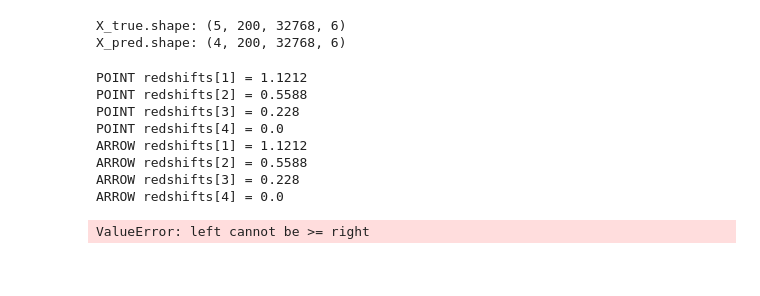
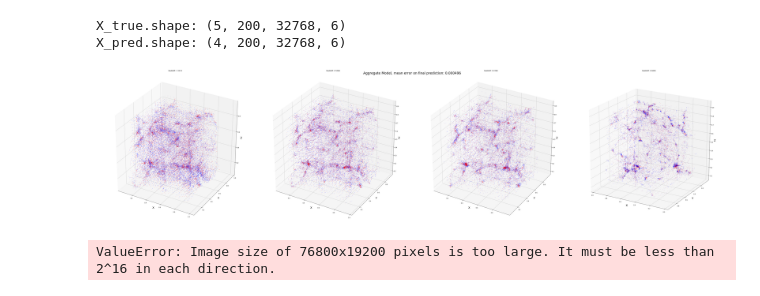
Before and after one commit to evdcush/N-Body_PointCloudEvolution, a Jupyter notebook: visualize.ipynb, the cells around one changed output. Saved outputs shown, nothing was run; the diff lists cells and outputs as text; code cells hidden in the pictures; blank space fills up the shorter version.

Commit message:
work in visualization

```diff
--- a/visualize.ipynb
+++ b/visualize.ipynb
@@ -214,8 +214,8 @@ plot point cloud
 from IPython import display
 #fsize = (16,16)
 k = 14
-#fsize = (k*4,k)
-fsize = (k*4,k*2)
+fsize = (k*4,k)
+#fsize = (k*4,k*2)
 particle_size = (.8,.8)
 truth_color = 'red'
 pred_color = 'blue'
@@ -228,51 +228,44 @@ sample_idx = 185
 plt.close('all')
 #fig = plot_3D_pointcloud(xt, xh, *idx_tup, colors=colors, pt_size=particle_size, fsize=fsize)
 fig = plt.figure(figsize=fsize)
-subplots_arrow = [245,246,247,248]
+#subplots_arrow = [245,246,247,248]
+subplots_arrow = [141,142,143,144]
 subplots_point = [241,242,243,244]
 rs_indices = [1,2,3,4]
-
+'''
 for subplot, rs_idx in zip(subplots_point, rs_indices):
     print('POINT redshifts[{}] = {}'.format(rs_idx, redshifts[rs_idx]))
     ax_title = 'Redshift: {:.4f}'.format(redshifts[rs_idx])
     ax = fig.add_subplot(subplot, projection='3d')
     ax.title.set_text(ax_title)
     plot_3D_pointcloud_ax(ax, xt, xh, rs_idx, sample_idx, colors=colors, pt_size=particle_size, fsize=fsize)
-
+'''
 for subplot, rs_idx in zip(subplots_arrow, rs_indices):
     print('ARROW redshifts[{}] = {}'.format(rs_idx, redshifts[rs_idx]))
     ax_title = 'Redshift: {:.4f}'.format(redshifts[rs_idx])
     ax = fig.add_subplot(subplot, projection='3d')
     ax.title.set_text(ax_title)
     plot_3D_quiver_ax(ax, xt, xh, rs_idx, sample_idx, colors=colors, pt_size=particle_size, fsize=fsize)
 fig.suptitle("Aggregate Model, mean error on final prediction: 0.000496", size=24)
 plt.tight_layout()
 #plt.subplots_adjust(left=0.125, right=0.9, bottom=0.1, top=0.9, wspace=0.2, hspace=0.2)
-#plt.subplots_adjust(top=0.5)
-plt.subplots_adjust(left=0, right=0.01, bottom=0, top=0.5, wspace=0, hspace=0)
 plt.gca().view_init(20, 120)
 display.display(plt.gcf())
 display.clear_output(wait=True)
 time.sleep(0.0001)
 rotate = False
 if rotate:
     for angle in range(0,360, 60):
         #fig.view_init(30, angle)
         plt.gca().view_init(30, angle)
         display.display(plt.gcf())
         display.clear_output(wait=True)
         time.sleep(0.0001)
 #fig.savefig(spath + 'test', dpi=2400,bbox_inches='tight') # warning, this makes a huge image
 #fig.savefig(spath + 'test', dpi=1200,bbox_inches='tight') # warning, this makes a huge image
 # %% [output]
-POINT redshifts[1] = 1.1212
-POINT redshifts[2] = 0.5588
-POINT redshifts[3] = 0.228
-POINT redshifts[4] = 0.0
-ARROW redshifts[1] = 1.1212
-ARROW redshifts[2] = 0.5588
-ARROW redshifts[3] = 0.228
-ARROW redshifts[4] = 0.0
-ValueError: left cannot be >= right
+[figure, added]
 # %%
-fig.savefig(spath + 'test', dpi=800,bbox_inches='tight') # warning, this makes a huge image
+fig.savefig(spath + 'test', dpi=1200,bbox_inches='tight') # warning, this makes a huge image
+# %% [output]
+ValueError: Image size of 76800x19200 pixels is too large. It must be less than 2^16 in each direction.
```
Also changed, not shown: 1 other file.
